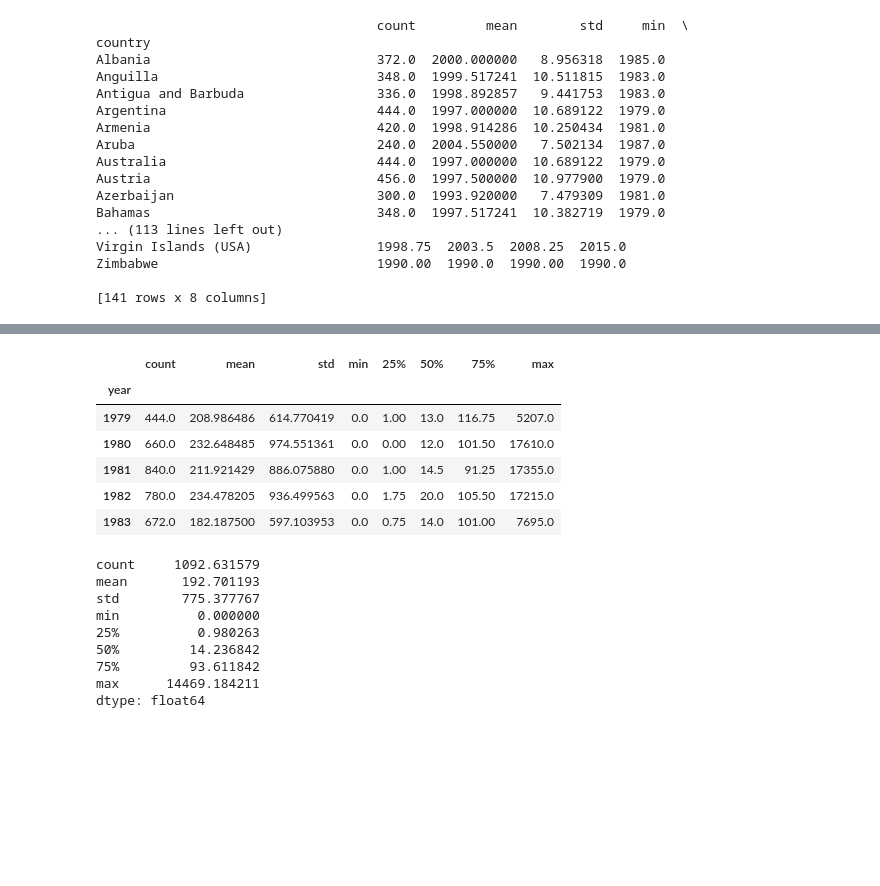
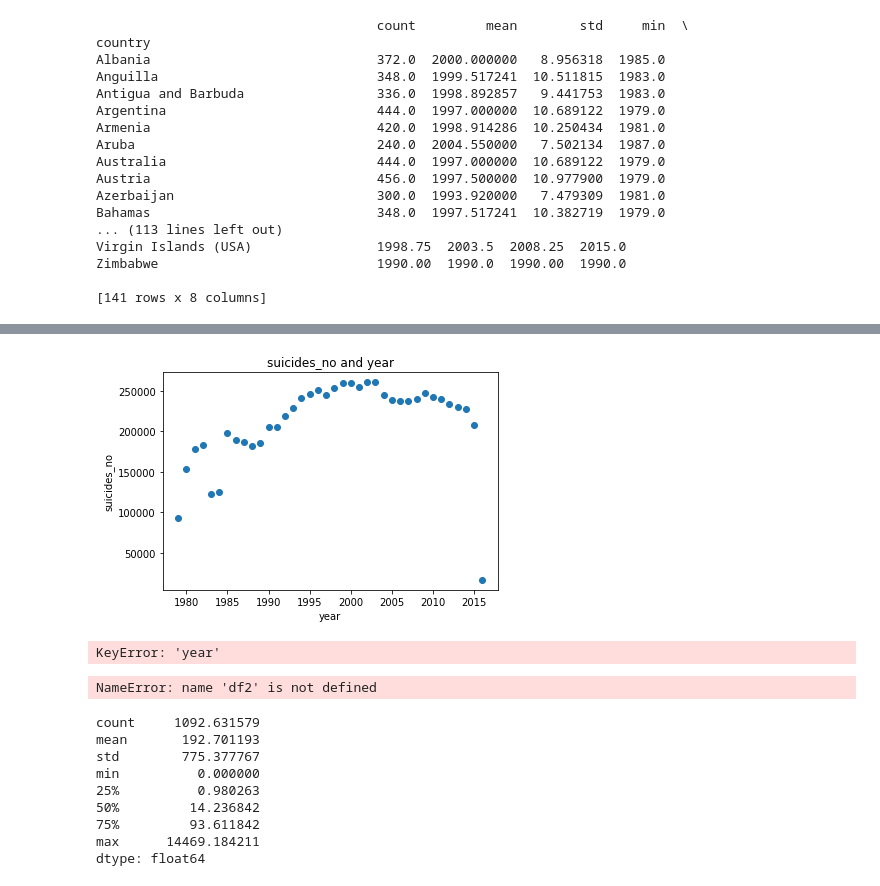
Before and after one commit to bulatao/Data-Science-Classes, a Jupyter notebook: C5_Homework_Bulatao.ipynb, the cells around one changed output, grey strips where cells are left out. Drawn from its saved outputs; the diff is of its cells as text; code cells hidden in the pictures; blank space fills up the shorter version.

```diff
--- a/C5_Homework_Bulatao.ipynb
+++ b/C5_Homework_Bulatao.ipynb
@@ -75,6 +113,7 @@ Zimbabwe                            1990.00  1990.0  1990.00  1990.0
 
 [141 rows x 8 columns]
 # %%
-df2 = df.groupby("year").suicides_no.describe()
-print(df2)
+df2 = df.groupby("year", as_index = False)["suicides_no"].sum()
+
+type(df2)
 # %% [output]
@@ -109,0 +163,9 @@ df2.describe()
+# %%
+#plot years against suicide numbers
+plt.title("suicides_no and year")
+plt.xlabel("year")
+plt.ylabel("suicides_no")
+plt.scatter(df2['year'],df2['suicides_no'])
+plt.show()
+# %% [output]
+[figure, added]
@@ -110,13 +177,11 @@ df2.describe()
+# %%
+sns.regplot(x="year",y="suicides_no",data=df2)
+# %% [output]
+KeyError: 'year'
 # %%
 df2.head()
 # %% [output]
-|  | count | mean | std | min | 25% | 50% | 75% | max |
-| year |  |  |  |  |  |  |  |  |
-| 1979 | 444.0 | 208.986486 | 614.770419 | 0.0 | 1.00 | 13.0 | 116.75 | 5207.0 |
-| 1980 | 660.0 | 232.648485 | 974.551361 | 0.0 | 0.00 | 12.0 | 101.50 | 17610.0 |
-| 1981 | 840.0 | 211.921429 | 886.075880 | 0.0 | 1.00 | 14.5 | 91.25 | 17355.0 |
-| 1982 | 780.0 | 234.478205 | 936.499563 | 0.0 | 1.75 | 20.0 | 105.50 | 17215.0 |
-| 1983 | 672.0 | 182.187500 | 597.103953 | 0.0 | 0.75 | 14.0 | 101.00 | 7695.0 |
+NameError: name 'df2' is not defined
 # %%
 df2.mean()
 # %% [output]
```
Also changed, not shown: parts of 13 cells of this notebook, 3 other files.
